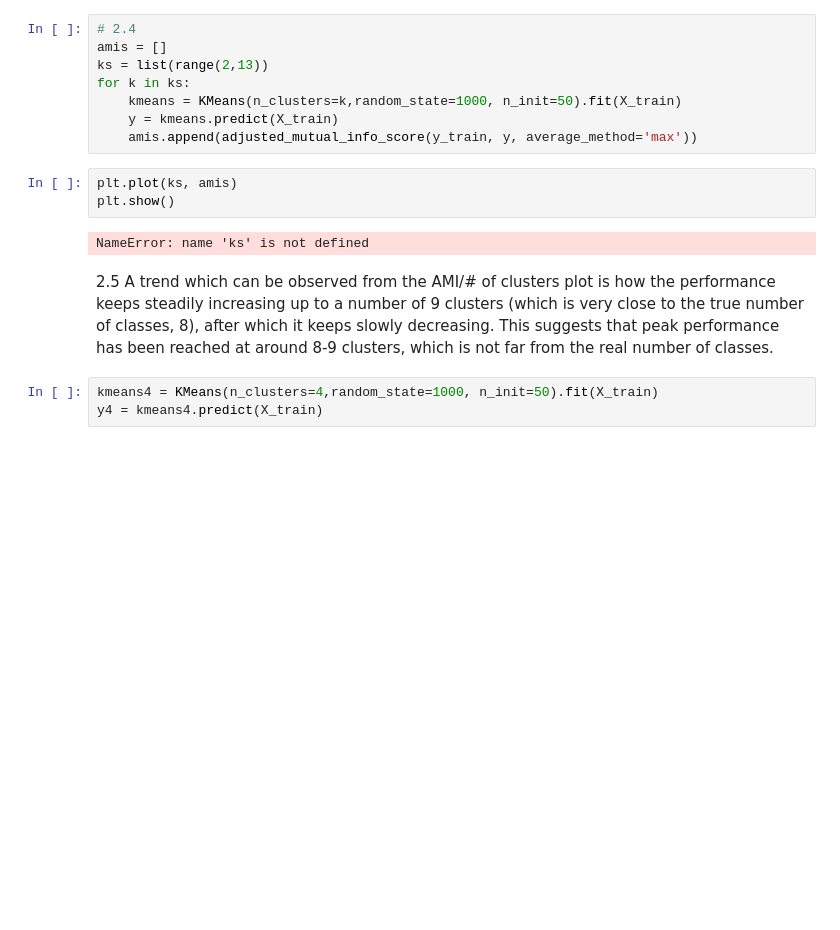
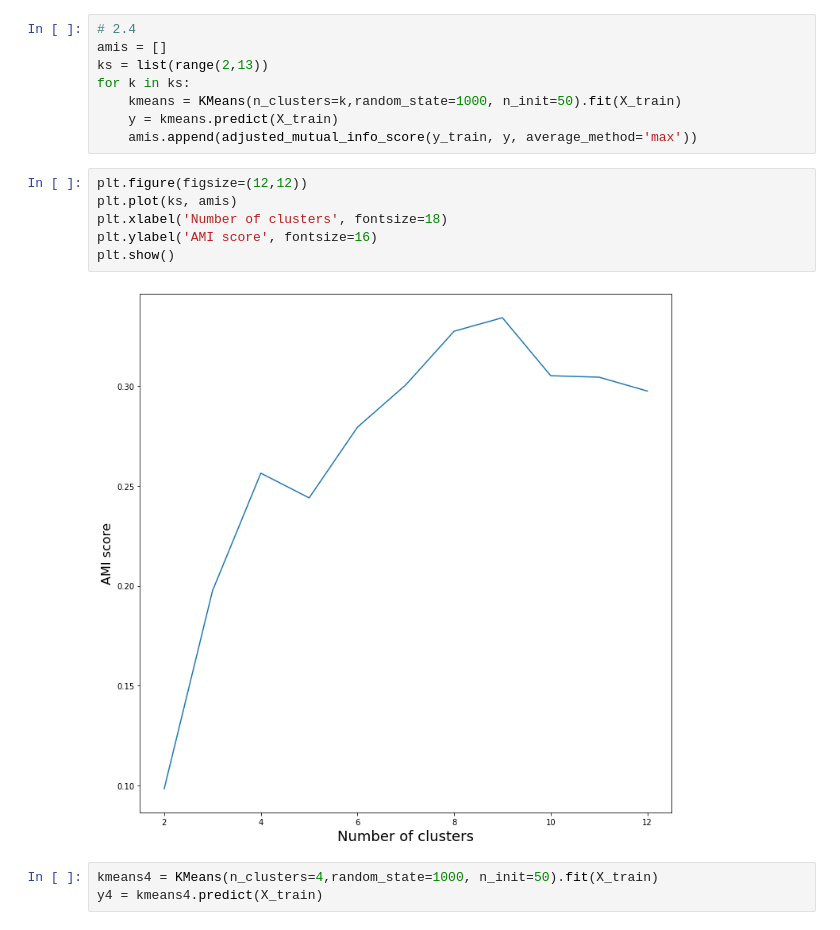
Before and after one commit to amariucaitheodor/introductory-applied-machine-learning, a Jupyter notebook: Assignment 2.ipynb, the cells around one changed output. Drawn from its saved outputs; the diff is of its cells as text; blank space fills up the shorter version.

```diff
--- a/Assignment 2.ipynb
+++ b/Assignment 2.ipynb
@@ -101,13 +74,14 @@ for k in ks:
     kmeans = KMeans(n_clusters=k,random_state=1000, n_init=50).fit(X_train)
     y = kmeans.predict(X_train)
     amis.append(adjusted_mutual_info_score(y_train, y, average_method='max'))
-# %%
-plt.plot(ks, amis)
-plt.show()
-# %% [output]
-NameError: name 'ks' is not defined
-# %% [markdown]
-2.5 A trend which can be observed from the AMI/# of clusters plot is how the performance keeps steadily increasing up to a number of 9 clusters (which is very close to the true number of classes, 8), after which it keeps slowly decreasing. This suggests that peak performance has been reached at around 8-9 clusters, which is not far from the real number of classes.
+# %%
+plt.figure(figsize=(12,12))
+plt.plot(ks, amis)
+plt.xlabel('Number of clusters', fontsize=18)
+plt.ylabel('AMI score', fontsize=16)
+plt.show()
+# %% [output]
+[figure, added]
 # %%
 kmeans4 = KMeans(n_clusters=4,random_state=1000, n_init=50).fit(X_train)
 y4 = kmeans4.predict(X_train)
```
Also changed, not shown: parts of 27 cells of this notebook, 16 other files.
